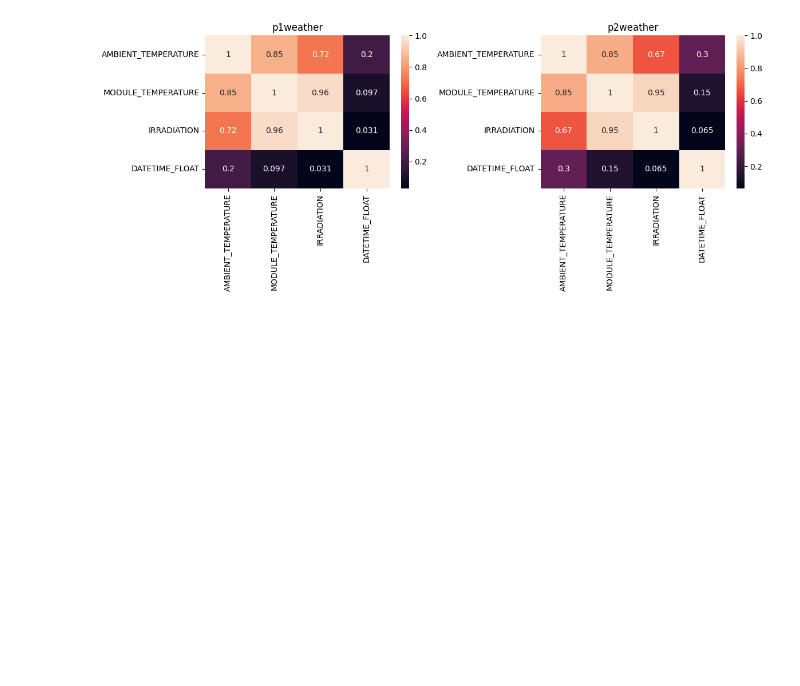
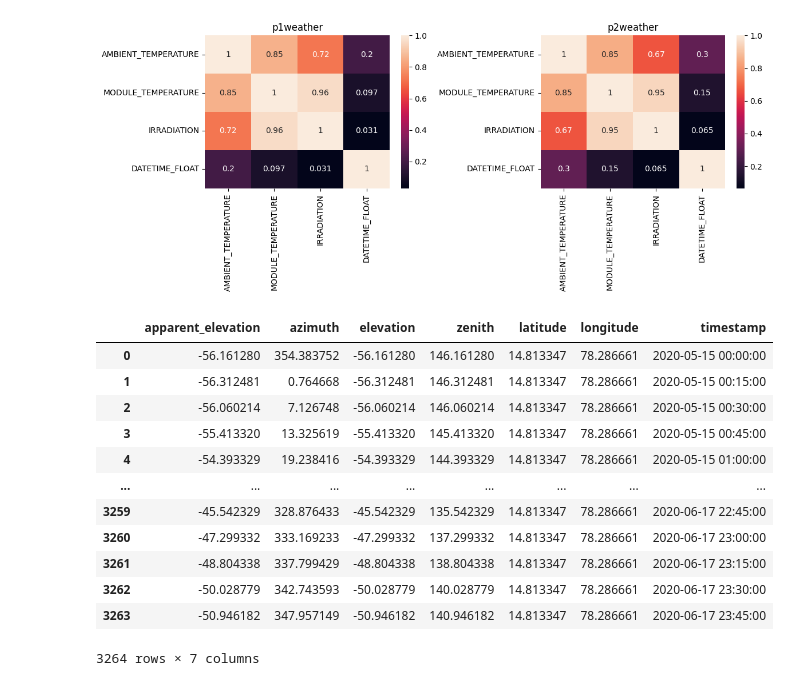
Before and after one commit to xbyjoex/PPP-Project, a Jupyter notebook: Preprocessing.ipynb, the cells around one changed output. Drawn from its saved outputs; the diff is of its cells as text; code cells hidden in the pictures; blank space fills up the shorter version.

```diff
--- a/Preprocessing.ipynb
+++ b/Preprocessing.ipynb
@@ -36,18 +36,32 @@ boto_session = boto3.Session(
 s3 = boto_session.client("s3")
 bucket = os.getenv("S3_BUCKET")
 
-p1gen_file_path = "data/plant/Plant_1_Generation_Data.csv"
-p2gen_file_path = "data/plant/Plant_2_Generation_Data.csv"
-p1weather_file_path = "data/plant/Plant_1_Weather_Sensor_Data.csv"
-p2weather_file_path = "data/plant/Plant_2_Weather_Sensor_Data.csv"
+p1gen_file_path = "data/Plant_1_Generation_Data.csv"
+p2gen_file_path = "data/Plant_2_Generation_Data.csv"
+p1weather_file_path = "data/Plant_1_Weather_Sensor_Data.csv"
+p2weather_file_path = "data/Plant_2_Weather_Sensor_Data.csv"
+#p1ex_weather_file_path = "data/weather/Gandikotta _2020-05-15_to_2020-06-17.csv"
+#p2ex_weather_file_path = "data/weather/Naski_2020-05-15_to_2020-06-17.csv"
+p1sun_position_file_path = "data/sun_position/Gandikota_sun_position_data.csv"
+p2sun_position_file_path = "data/sun_position/Nashik_sun_position_data.csv"
+
 
 s3.download_file(bucket, p1gen_file_path, p1gen_file_path)
 s3.download_file(bucket, p2gen_file_path, p2gen_file_path)
 s3.download_file(bucket, p1weather_file_path, p1weather_file_path)
 s3.download_file(bucket, p2weather_file_path, p2weather_file_path)
+#s3.download_file(bucket, p1ex_weather_file_path, p1ex_weather_file_path)
+#s3.download_file(bucket, p2ex_weather_file_path, p2ex_weather_file_path)
+s3.download_file(bucket, p1sun_position_file_path, p1sun_position_file_path)
+s3.download_file(bucket, p2sun_position_file_path, p2sun_position_file_path)
+
 
 p1gen = pd.read_csv(p1gen_file_path)
 p2gen = pd.read_csv(p2gen_file_path)
 p1weather = pd.read_csv(p1weather_file_path)
 p2weather = pd.read_csv(p2weather_file_path)
+#p1ex_weather = pd.read_csv(p1ex_weather_file_path)
+#p2ex_weather = pd.read_csv(p2ex_weather_file_path)
+p1sun_position = pd.read_csv(p1sun_position_file_path, parse_dates=["timestamp"])
+p2sun_position = pd.read_csv(p2sun_position_file_path, parse_dates=["timestamp"])
 # %% [output]
@@ -302,3 +320,19 @@ plt.tight_layout()
 plt.show()
 # %% [output]
 [figure]
+# %%
+p1sun_position
+# %% [output]
+|  | apparent_elevation | azimuth | elevation | zenith | latitude | longitude | timestamp |
+| 0 | -56.161280 | 354.383752 | -56.161280 | 146.161280 | 14.813347 | 78.286661 | 2020-05-15 00:00:00 |
+| 1 | -56.312481 | 0.764668 | -56.312481 | 146.312481 | 14.813347 | 78.286661 | 2020-05-15 00:15:00 |
+| 2 | -56.060214 | 7.126748 | -56.060214 | 146.060214 | 14.813347 | 78.286661 | 2020-05-15 00:30:00 |
+| 3 | -55.413320 | 13.325619 | -55.413320 | 145.413320 | 14.813347 | 78.286661 | 2020-05-15 00:45:00 |
+| 4 | -54.393329 | 19.238416 | -54.393329 | 144.393329 | 14.813347 | 78.286661 | 2020-05-15 01:00:00 |
+| ... | ... | ... | ... | ... | ... | ... | ... |
+| 3259 | -45.542329 | 328.876433 | -45.542329 | 135.542329 | 14.813347 | 78.286661 | 2020-06-17 22:45:00 |
+| 3260 | -47.299332 | 333.169233 | -47.299332 | 137.299332 | 14.813347 | 78.286661 | 2020-06-17 23:00:00 |
+| 3261 | -48.804338 | 337.799429 | -48.804338 | 138.804338 | 14.813347 | 78.286661 | 2020-06-17 23:15:00 |
+| 3262 | -50.028779 | 342.743593 | -50.028779 | 140.028779 | 14.813347 | 78.286661 | 2020-06-17 23:30:00 |
+| 3263 | -50.946182 | 347.957149 | -50.946182 | 140.946182 | 14.813347 | 78.286661 | 2020-06-17 23:45:00 |
+3264 rows × 7 columns
```
Also changed, not shown: parts of 2 cells of this notebook, 2 other files.
